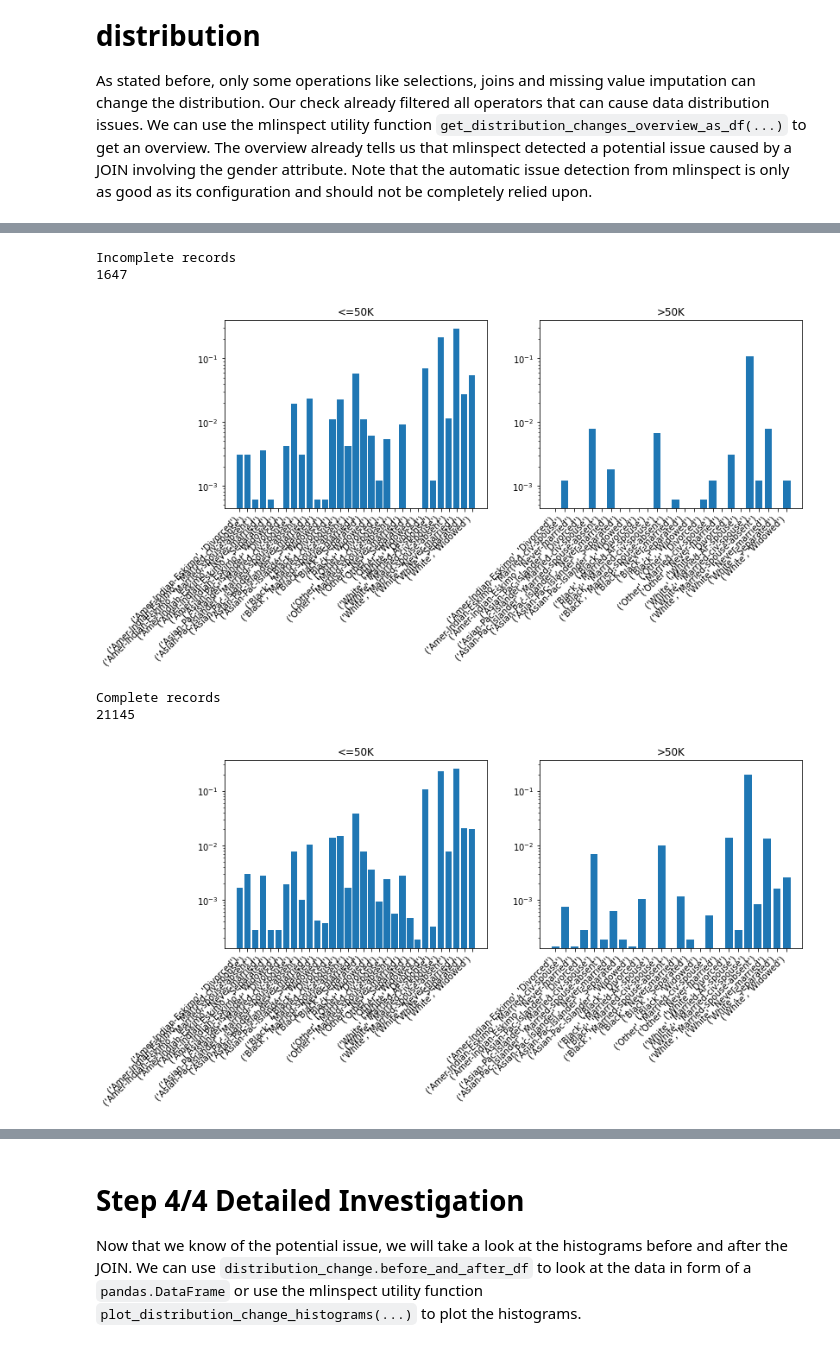
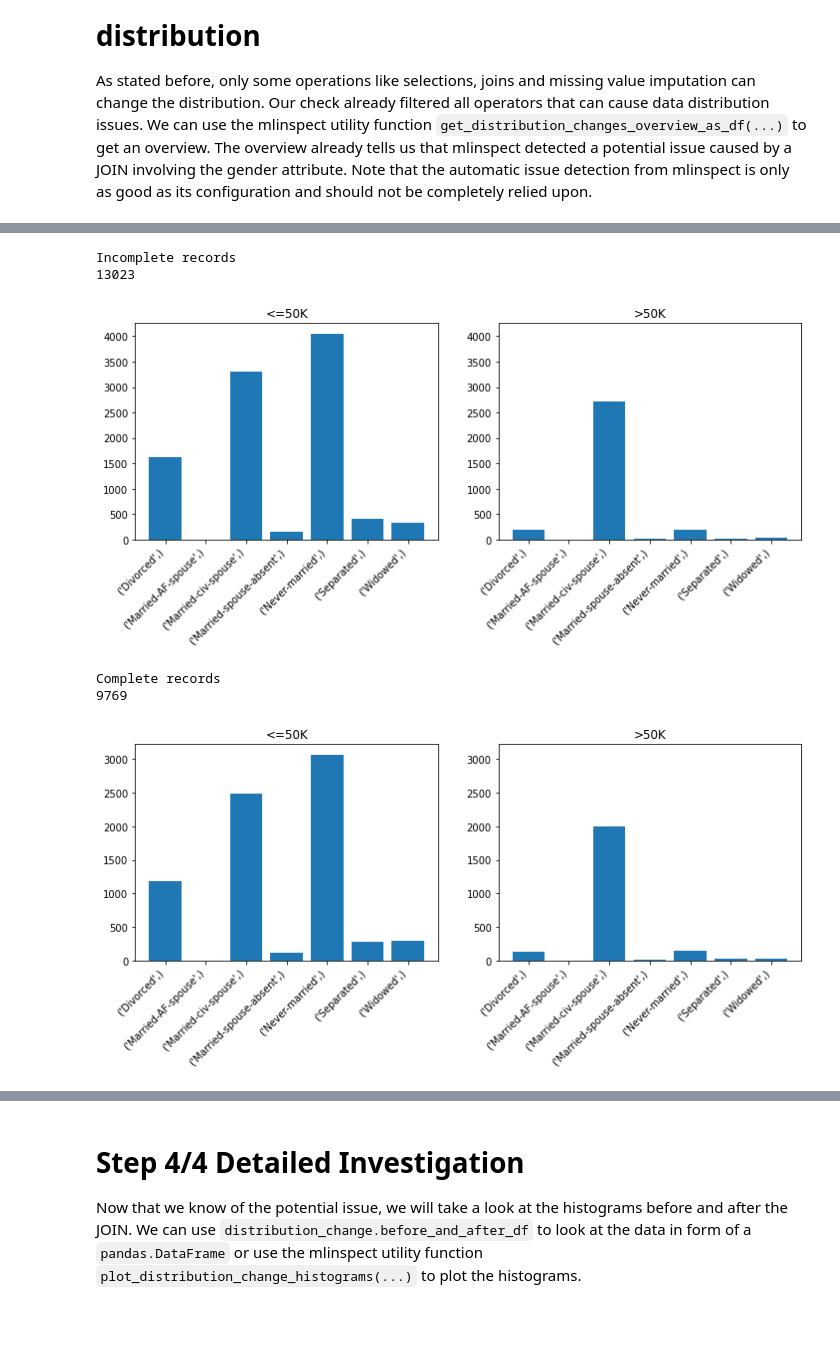
Before and after one commit to stefan-grafberger/mlinspect, a Jupyter notebook: experiments/user_interviews/example-testing-adult-pipeline.ipynb, the cells around one changed output, grey strips where cells are left out. Saved outputs shown, nothing was run; the diff lists cells and outputs as text; code cells hidden in the pictures; blank space fills up the shorter version.

Commit message:
Working on second example, still didn't find a good issue for the demo

```diff
--- a/experiments/user_interviews/example-testing-adult-pipeline.ipynb
+++ b/experiments/user_interviews/example-testing-adult-pipeline.ipynb
@@ -61,14 +61,15 @@ from mlinspect import PipelineInspector
 from mlinspect.checks import NoBiasIntroducedFor
 from mlinspect.inspections import HistogramForColumns, IntersectionalLabelHistogramForColumns, RowLineage
 
-from example_pipelines import ADULT_SIMPLE_PY, ADULT_COMPLEX_PY
+from example_pipelines import ADULT_DEMO_PY
 
 inspector_result = PipelineInspector\
-    .on_pipeline_from_py_file(ADULT_SIMPLE_PY) \
+    .on_pipeline_from_py_file(ADULT_DEMO_PY) \
     .add_check(NoBiasIntroducedFor(["race", "sex"])) \
-    .add_required_inspection(IntersectionalLabelHistogramForColumns(['race', 'marital-status'], 'income-per-year')) \
+    .add_required_inspection(IntersectionalLabelHistogramForColumns(['marital-status'], 'income-per-year')) \
     .add_required_inspection(RowLineage(5)) \
     .execute()
 
 check_results = inspector_result.check_to_check_results
+extracted_dag = inspector_result.dag
 # %% [output]
@@ -135,14 +135,14 @@ histogram = collections.OrderedDict(sorted(histogram.items()))
 ax1 = pyplot.subplot(1, 2, 1)
 keys = [str(key) for key in histogram.keys()] # Necessary because of null values
 values = histogram.values()
-values = [value / sum_values for value in values]
+# values = [value / sum_values for value in values]
 pyplot.bar(keys, values)
 pyplot.gca().set_title(label)
 pyplot.xticks(
     rotation=45,
     horizontalalignment='right',
 )
-pyplot.yscale('log')
+# pyplot.yscale('log')
 
 label_with_histogram = list(before.items())[1]
 label = label_with_histogram[0]
@@ -151,14 +151,14 @@ histogram = collections.OrderedDict(sorted(histogram.items()))
 ax2 = pyplot.subplot(1, 2, 2, sharey=ax1)
 keys = [str(key) for key in histogram.keys()] # Necessary because of null values
 values = histogram.values()
-values = [value / sum_values for value in values]
+# values = [value / sum_values for value in values]
 pyplot.bar(keys, values)
 pyplot.gca().set_title(label)
 pyplot.xticks(
     rotation=45,
     horizontalalignment='right',
 )
-pyplot.yscale('log')
+# pyplot.yscale('log')
 fig = pyplot.gcf()
 fig.set_size_inches(12, 4)
 pyplot.show()
@@ -179,42 +179,42 @@ histogram = collections.OrderedDict(sorted(histogram.items()))
 ax1 = pyplot.subplot(1, 2, 1)
 keys = [str(key) for key in histogram.keys()] # Necessary because of null values
 values = histogram.values()
-values = [value / sum_values for value in values]
+#values = [value / sum_values for value in values]
 pyplot.bar(keys, values)
 pyplot.gca().set_title(label)
 pyplot.xticks(
     rotation=45,
     horizontalalignment='right',
 )
-pyplot.yscale('log')
+#pyplot.yscale('log')
 
 label_with_histogram = list(after.items())[1]
 label = label_with_histogram[0]
 histogram = label_with_histogram[1]
 histogram = collections.OrderedDict(sorted(histogram.items()))
 ax2 = pyplot.subplot(1, 2, 2, sharey=ax1)
 keys = [str(key) for key in histogram.keys()] # Necessary because of null values
 values = histogram.values()
-values = [value / sum_values for value in values]
+#values = [value / sum_values for value in values]
 pyplot.bar(keys, values)
 pyplot.gca().set_title(label)
 pyplot.xticks(
     rotation=45,
     horizontalalignment='right',
 )
-pyplot.yscale('log')
+#pyplot.yscale('log')
 
 fig = pyplot.gcf()
 fig.set_size_inches(12, 4)
 pyplot.show()
 pyplot.close()
 # %% [output]
 Incomplete records
-1647
+13023
-[figure, old version]
+[figure, new version]
 Complete records
-21145
+9769
-[figure, old version]
+[figure, new version]
 # %%
 no_bias_check_result = check_results[NoBiasIntroducedFor(["race", "sex"])]
 
```
Also changed, not shown: parts of 7 cells of this notebook, 7 other files.
